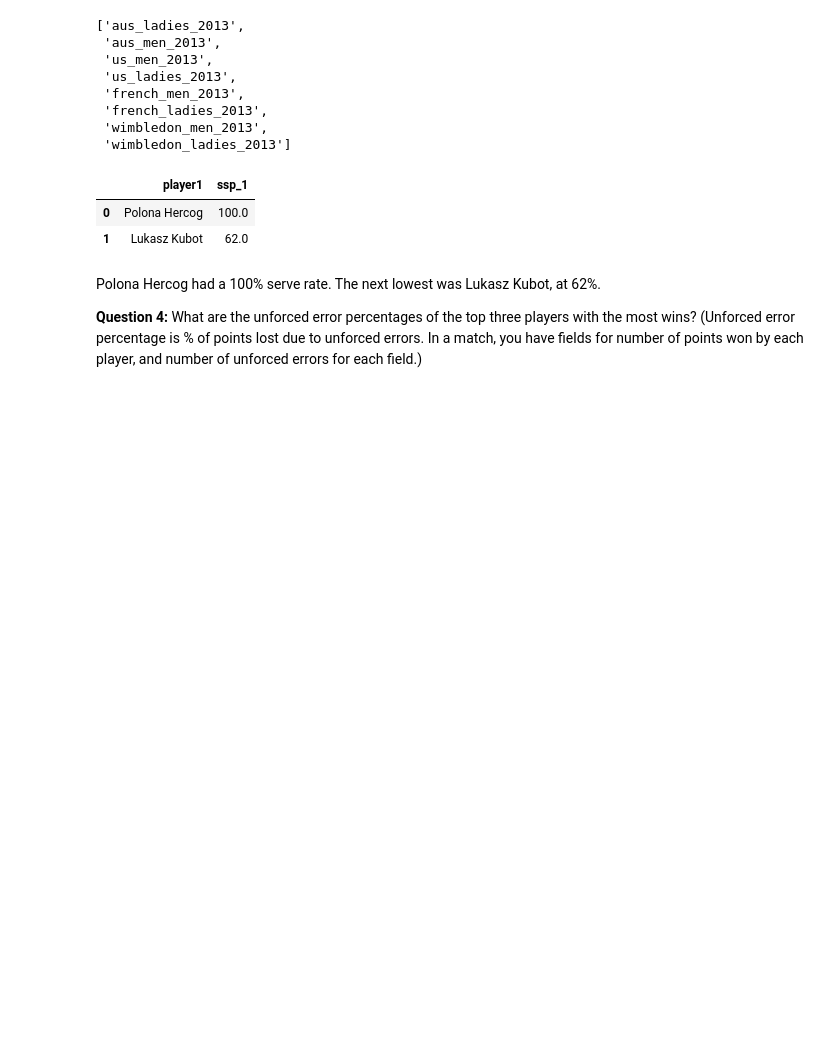
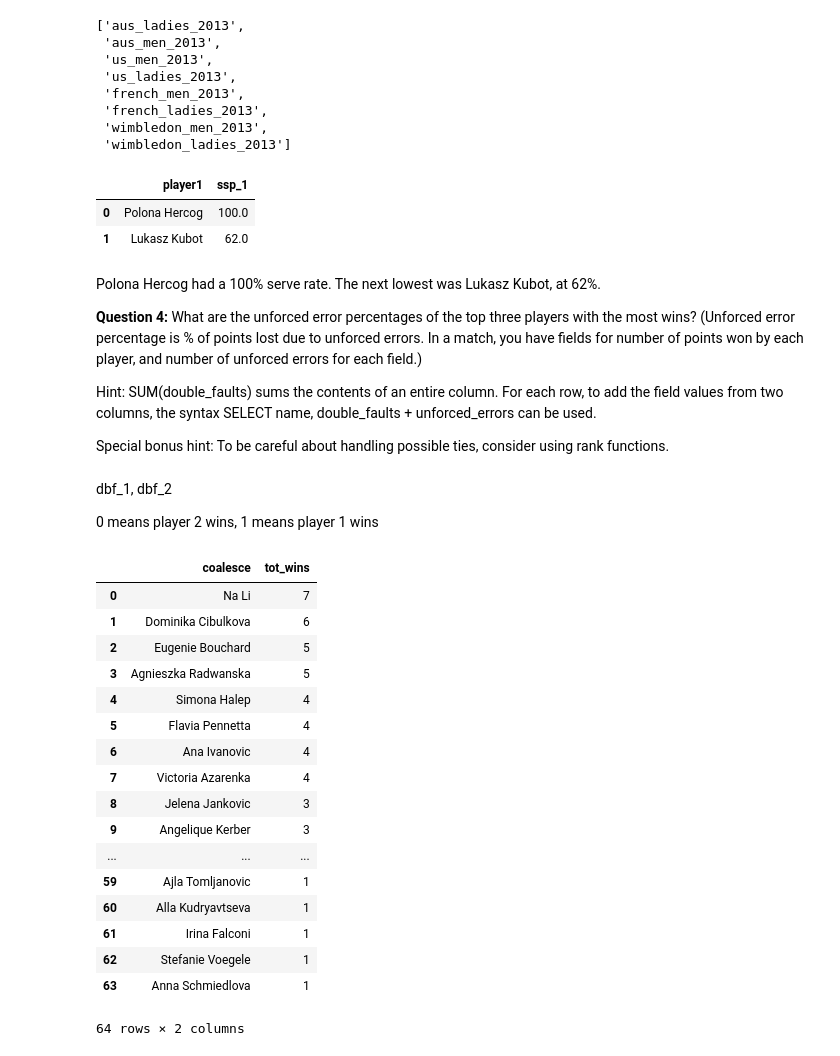
Before and after one commit to luketibbott/SQL, a Jupyter notebook: challenge-4.ipynb, the cells around one changed output. Drawn from its saved outputs; the diff is of its cells as text; code cells hidden in the pictures; blank space fills up the shorter version.

```diff
--- a/challenge-4.ipynb
+++ b/challenge-4.ipynb
@@ -598,3 +801,11 @@ pd.read_sql_query('''
 Polona Hercog had a 100% serve rate. The next lowest was Lukasz Kubot, at 62%.
 
 **Question 4:** What are the unforced error percentages of the top three players with the most wins? (Unforced error percentage is % of points lost due to unforced errors. In a match, you have fields for number of points won by each player, and number of unforced errors for each field.)
+
+Hint: SUM(double_faults) sums the contents of an entire column. For each row, to add the field values from two columns, the syntax SELECT name, double_faults + unforced_errors can be used.
+
+Special bonus hint: To be careful about handling possible ties, consider using rank functions.
+# %% [markdown]
+dbf_1, dbf_2
+
+0 means player 2 wins, 1 means player 1 wins
@@ -600,0 +913,41 @@ Polona Hercog had a 100% serve rate. The next lowest was Lukasz Kubot, at 62%.
+# %%
+pd.read_sql_query('''
+
+                WITH t1 AS(
+                    SELECT player2 player, COUNT(player2) wins_as_p2
+                    FROM aus_ladies_2013
+                    WHERE result = 0 AND fnl1 != fnl2
+                    GROUP BY 1
+                    ORDER BY 2 DESC),
+
+                    t2 AS (SELECT player1 player, COUNT(player1) wins_as_p1
+                    FROM aus_ladies_2013
+                    WHERE result = 1 AND fnl1 != fnl2
+                    GROUP BY 1
+                    ORDER BY 2 DESC)
+
+                    SELECT COALESCE(t1.player, t2.player), COALESCE(t1.wins_as_p2, 0) + COALESCE(t2.wins_as_p1, 0) tot_wins
+                    FROM t1
+                    FULL OUTER JOIN t2
+                    ON t1.player = t2.player
+                    ORDER BY 2 DESC;
+                  ''', cnx)
+# %% [output]
+|  | coalesce | tot_wins |
+| 0 | Na Li | 7 |
+| 1 | Dominika Cibulkova | 6 |
+| 2 | Eugenie Bouchard | 5 |
+| 3 | Agnieszka Radwanska | 5 |
+| 4 | Simona Halep | 4 |
+| 5 | Flavia Pennetta | 4 |
+| 6 | Ana Ivanovic | 4 |
+| 7 | Victoria Azarenka | 4 |
+| 8 | Jelena Jankovic | 3 |
+| 9 | Angelique Kerber | 3 |
+| ... | ... | ... |
+| 59 | Ajla Tomljanovic | 1 |
+| 60 | Alla Kudryavtseva | 1 |
+| 61 | Irina Falconi | 1 |
+| 62 | Stefanie Voegele | 1 |
+| 63 | Anna Schmiedlova | 1 |
+64 rows × 2 columns
```
Also changed, not shown: parts of 6 cells of this notebook.
